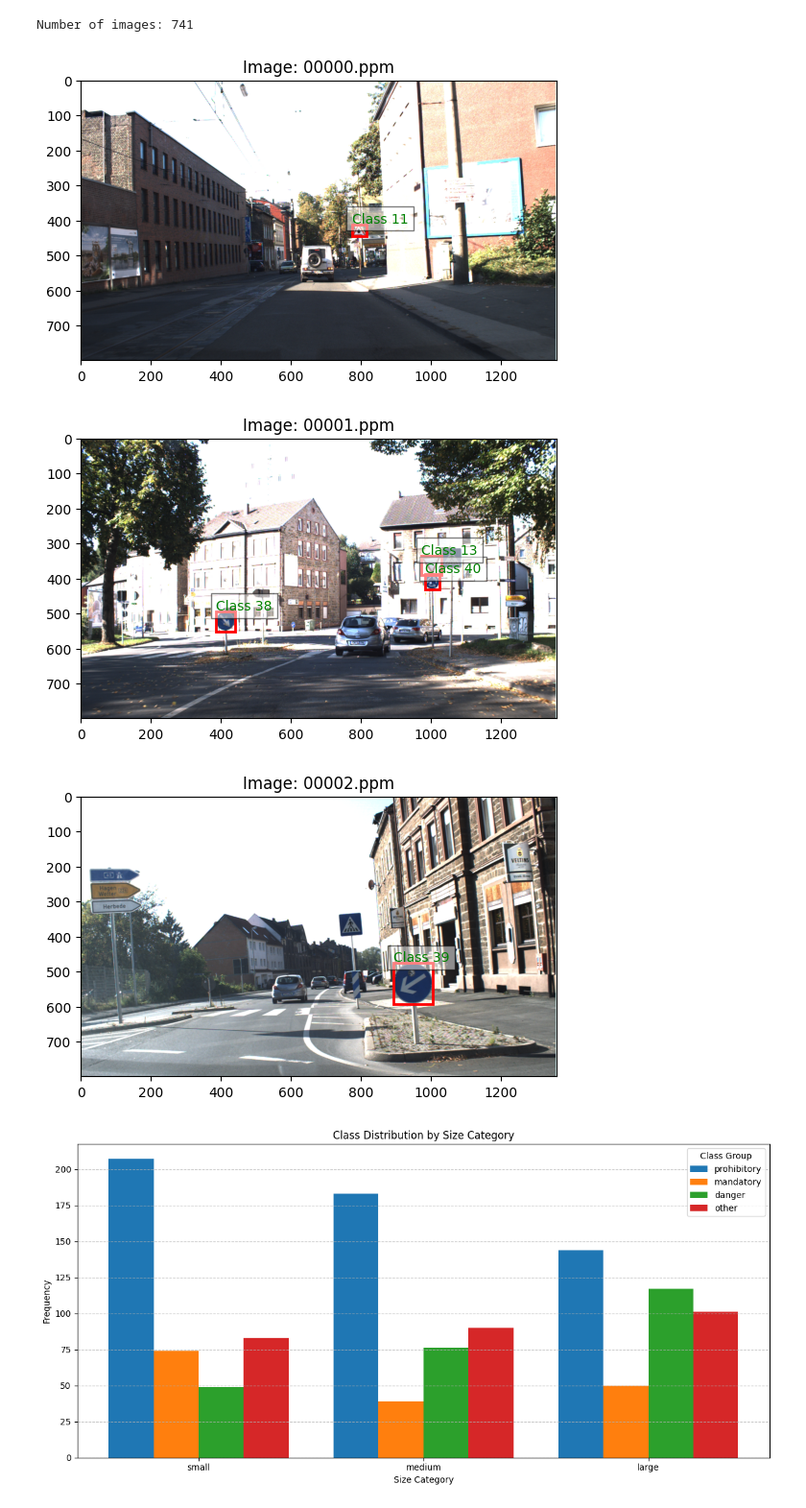
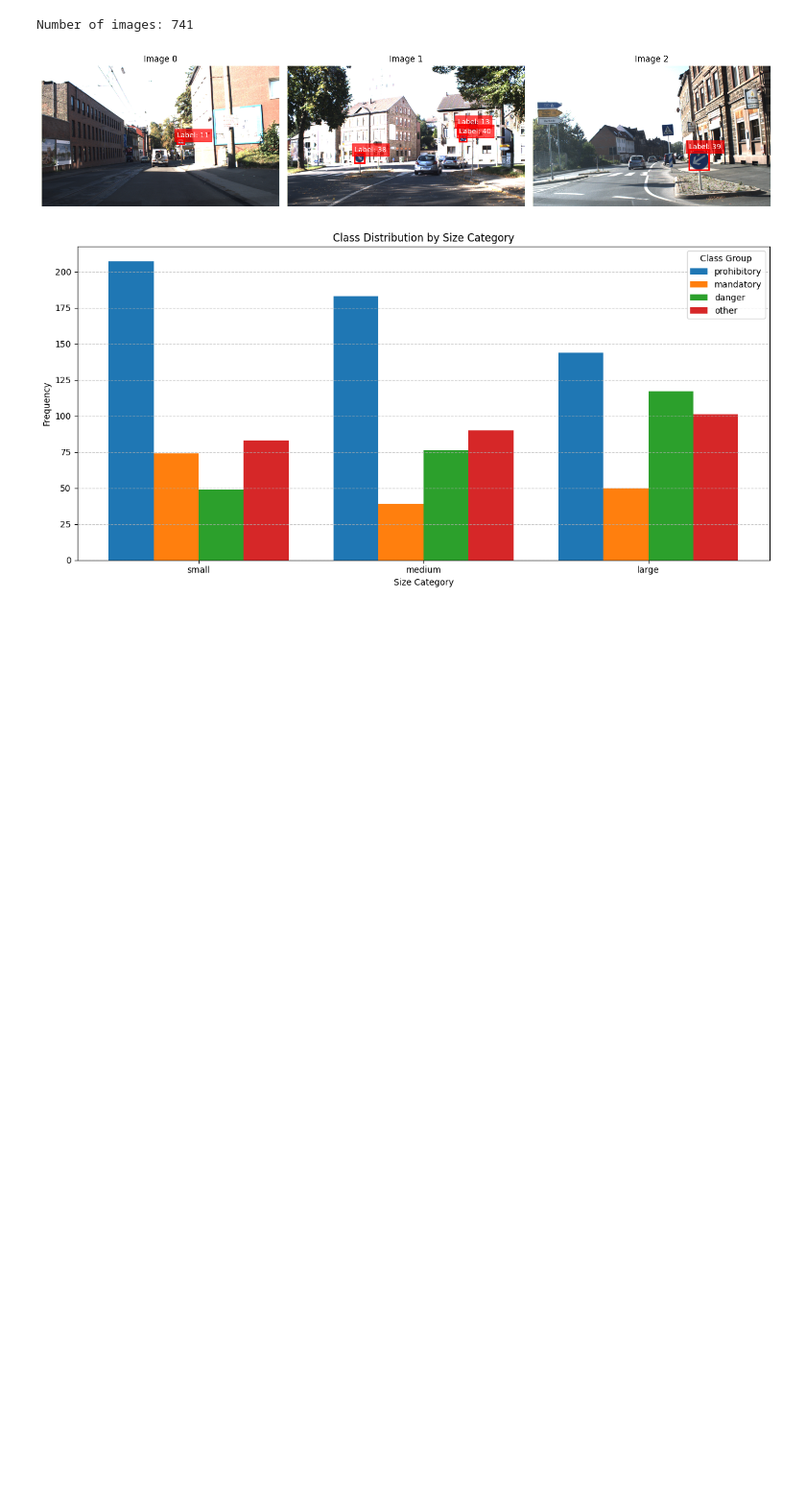
Before and after one commit to MAmin-y/Neural-Networks-and-Deep-Learning-Course-Projects-F2024, a Jupyter notebook: CA3/Q3.ipynb, the cells around one changed output. Shown at 96% size. Saved outputs shown, nothing was run; the diff lists cells and outputs as text; code cells hidden in the pictures; blank space fills up the shorter version.

```diff
--- a/CA3/Q3.ipynb
+++ b/CA3/Q3.ipynb
@@ -68,11 +114,15 @@ class TrafficSignDataset(Dataset):
             "iscrowd": iscrowd
         }
 
+        # Apply transforms to the image
         if self.transforms:
             img = self.transforms(img)
+        else:
+            img = torchvision.transforms.ToTensor()(img)  # Ensure tensor conversion
 
         return img, target
 
+
     def __len__(self):
         return len(self.img_names)
 # %%
@@ -155,11 +260,8 @@ print(f"Number of images: {len(dataset)}")
 # %% [output]
 Number of images: 741
 # %%
-# Visualize images with annotations
-visualize_image_with_annotations(dataset, indices=[0, 1, 2])
+visualize_images_with_annotations(dataset, indices=[0, 1, 2])
 # %% [output]
-[figure, old version]
+[figure, new version]
-[figure, removed]
-[figure, removed]
 # %%
 size_category_counts = classify_bbox_sizes_and_classes(dataset)
```
Also changed, not shown: parts of 12 cells of this notebook.
